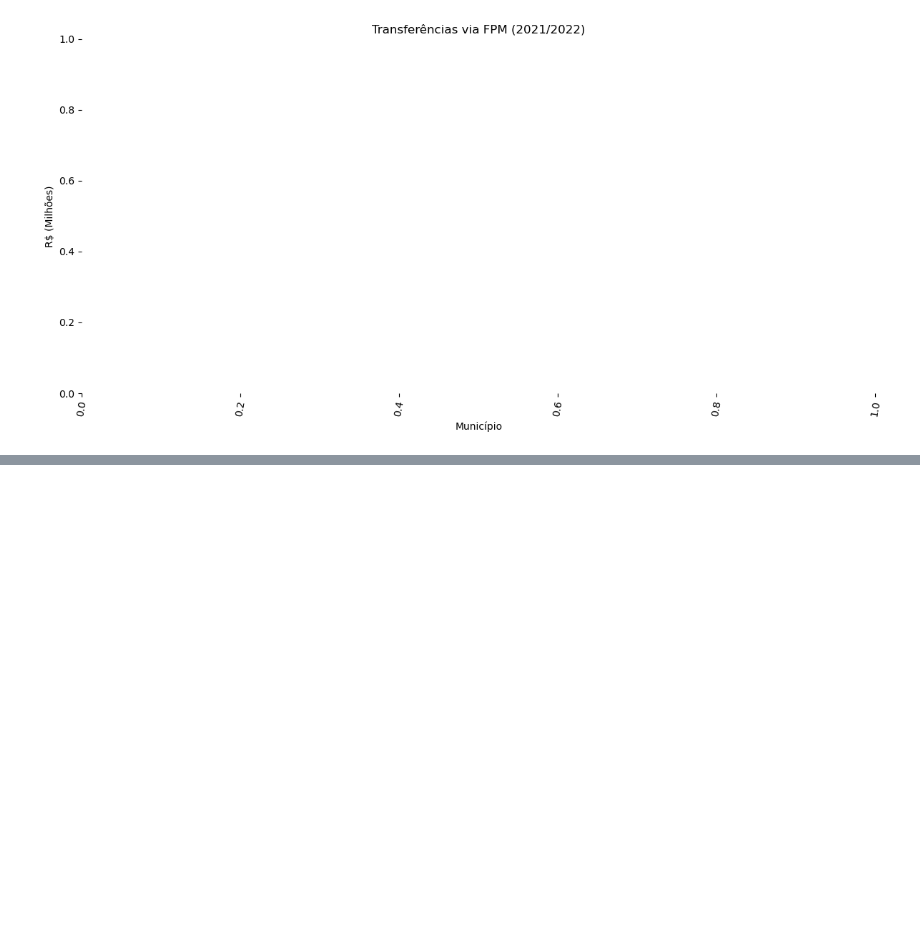
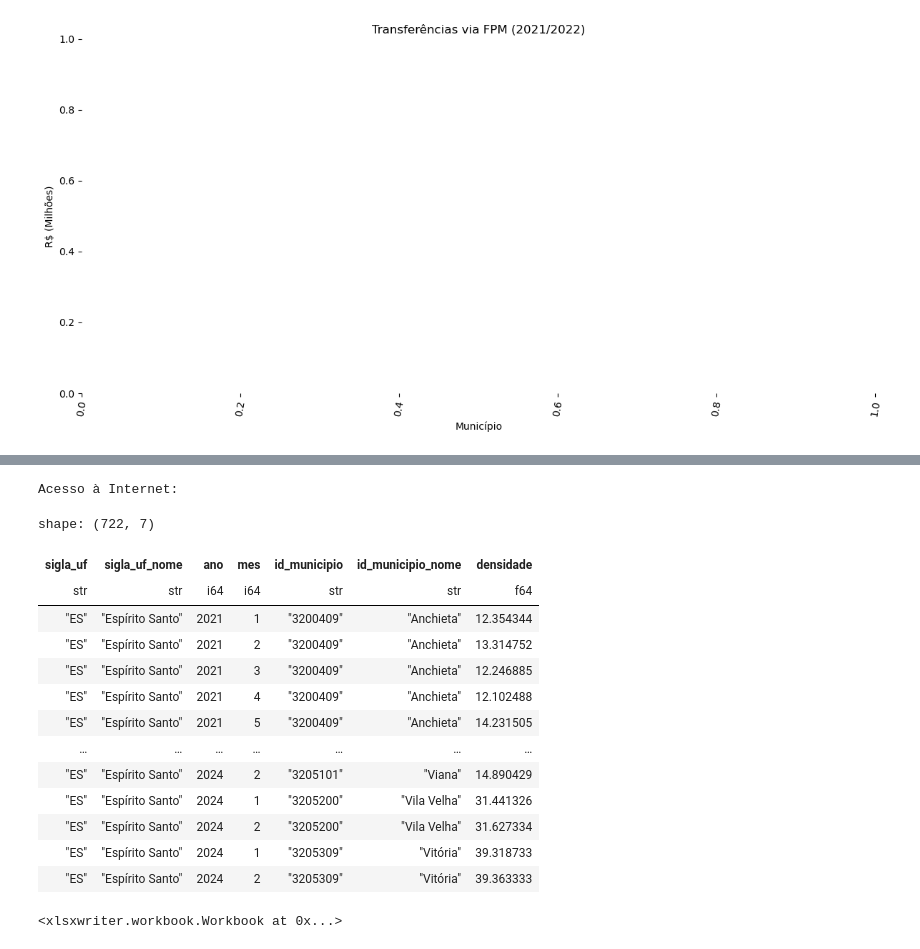
Before and after one commit to galvd/ZEEC-ES, a Jupyter notebook: Arquivos/Analise/EDA.ipynb, the cells around one changed output, grey strips where cells are left out. Drawn from its saved outputs; the diff is of its cells as text; code cells hidden in the pictures; blank space fills up the shorter version.

```diff
--- a/Arquivos/Analise/EDA.ipynb
+++ b/Arquivos/Analise/EDA.ipynb
@@ -1078,3 +1385,17 @@ shape: (0, 5)
 | id_municipio_nome | uf | mes | ano | transferencias |
 | null | null | i32 | null | f64 |
 [figure]
+# %%
+df = pl.DataFrame()
+files_list = glob(os.path.join(proj_dir, 'Dados', 'Censo Agua', fr'*.parquet'))
+
+for file in files_list:
+    df_iter = pl.read_parquet(file)
+    df = pl.concat([df, df_iter])
+print('Abastecimento de Água: ')
+
+display(df)
+
+
+
+df.write_excel('Censo Agua.xlsx')
@@ -1080,0 +1448,29 @@ shape: (0, 5)
+# %%
+df = pl.DataFrame()
+files_list = glob(os.path.join(proj_dir, 'Dados', 'Densidade Internet', fr'*.parquet'))
+
+for file in files_list:
+    df_iter = pl.read_parquet(file)
+    df = pl.concat([df, df_iter])
+print('Acesso à Internet: ')
+
+display(df)
+
+df.write_excel('Densidade Internet.xlsx')
+# %% [output]
+Acesso à Internet:
+shape: (722, 7)
+| sigla_uf | sigla_uf_nome | ano | mes | id_municipio | id_municipio_nome | densidade |
+| str | str | i64 | i64 | str | str | f64 |
+| "ES" | "Espírito Santo" | 2021 | 1 | "3200409" | "Anchieta" | 12.354344 |
+| "ES" | "Espírito Santo" | 2021 | 2 | "3200409" | "Anchieta" | 13.314752 |
+| "ES" | "Espírito Santo" | 2021 | 3 | "3200409" | "Anchieta" | 12.246885 |
+| "ES" | "Espírito Santo" | 2021 | 4 | "3200409" | "Anchieta" | 12.102488 |
+| "ES" | "Espírito Santo" | 2021 | 5 | "3200409" | "Anchieta" | 14.231505 |
+| … | … | … | … | … | … | … |
+| "ES" | "Espírito Santo" | 2024 | 2 | "3205101" | "Viana" | 14.890429 |
+| "ES" | "Espírito Santo" | 2024 | 1 | "3205200" | "Vila Velha" | 31.441326 |
+| "ES" | "Espírito Santo" | 2024 | 2 | "3205200" | "Vila Velha" | 31.627334 |
+| "ES" | "Espírito Santo" | 2024 | 1 | "3205309" | "Vitória" | 39.318733 |
+| "ES" | "Espírito Santo" | 2024 | 2 | "3205309" | "Vitória" | 39.363333 |
+<xlsxwriter.workbook.Workbook at 0x...>
```
Also changed, not shown: parts of 22 cells of this notebook, 7 other files.
